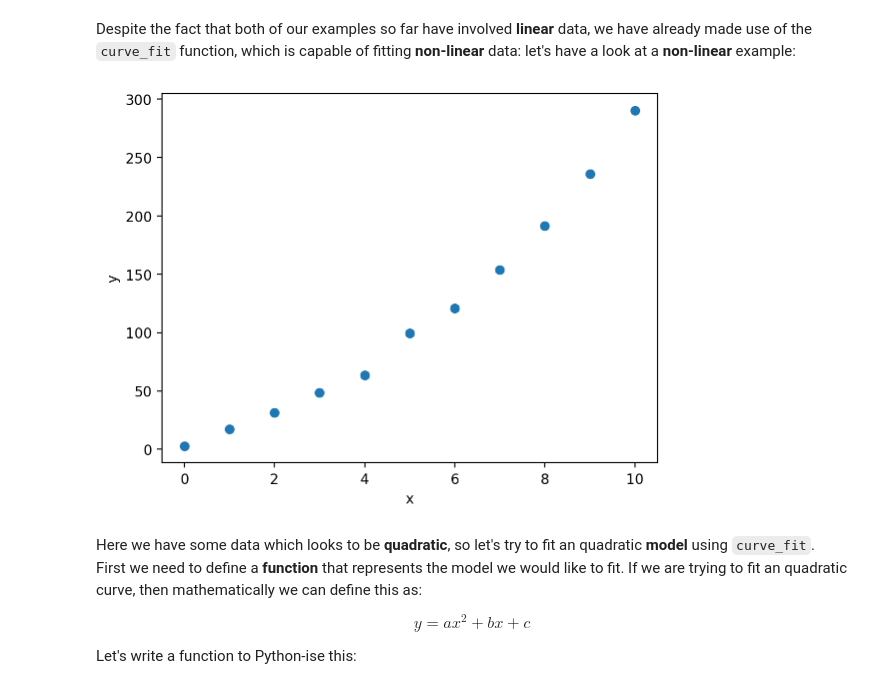
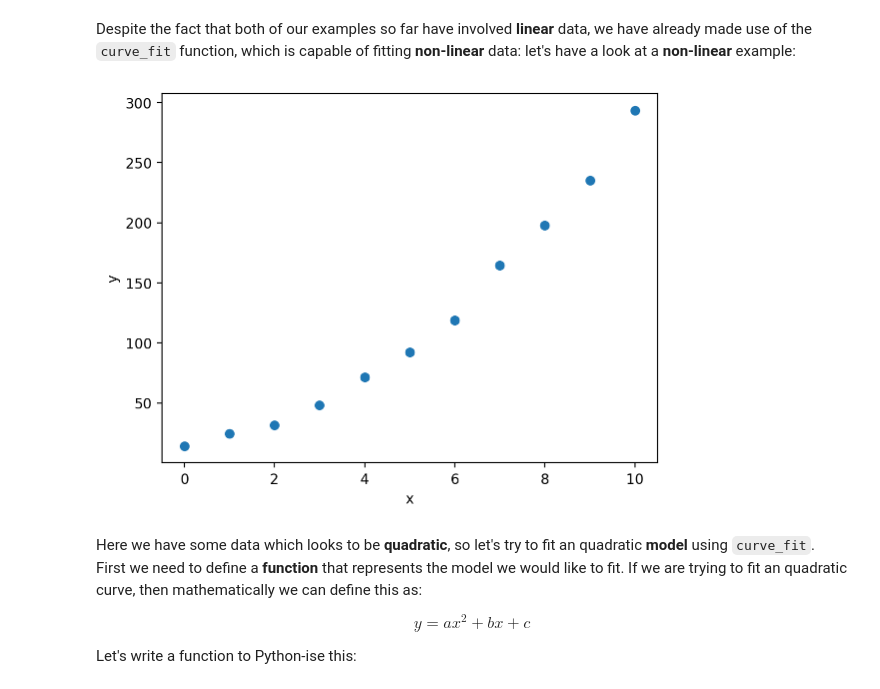
Before and after one commit to pythoninchemistry/ch12004, a Jupyter notebook: _sources/lab_6/non_linear_regression.ipynb, the cells around one changed output. Saved outputs shown, nothing was run; the diff lists cells and outputs as text; code cells hidden in the pictures.

```diff
--- a/_sources/lab_6/non_linear_regression.ipynb
+++ b/_sources/lab_6/non_linear_regression.ipynb
@@ -7,17 +7,16 @@ Despite the fact that both of our examples so far have involved **linear** data,
 # %%
 import matplotlib.pyplot as plt
 import numpy as np
 
-x = np.arange(0, 11)
-y = 2.21 * x ** 2 + 5.40 * x + 12.1 + np.random.normal(scale=4, size=len(x))
+x, y = np.loadtxt('non_linear.csv', delimiter=',', unpack=True)
 
 plt.plot(x, y, 'o')
 plt.xlabel('x')
 plt.ylabel('y')
 
 plt.show()
 # %% [output]
-[figure, old version]
+[figure, new version]
 # %% [markdown]
 Here we have some data which looks to be **quadratic**, so let's try to fit an quadratic **model** using `curve_fit`. First we need to define a **function** that represents the model we would like to fit. If we are trying to fit an quadratic curve, then mathematically we can define this as:
 
```
Also changed, not shown: parts of 20 cells of this notebook, 24 other files.
